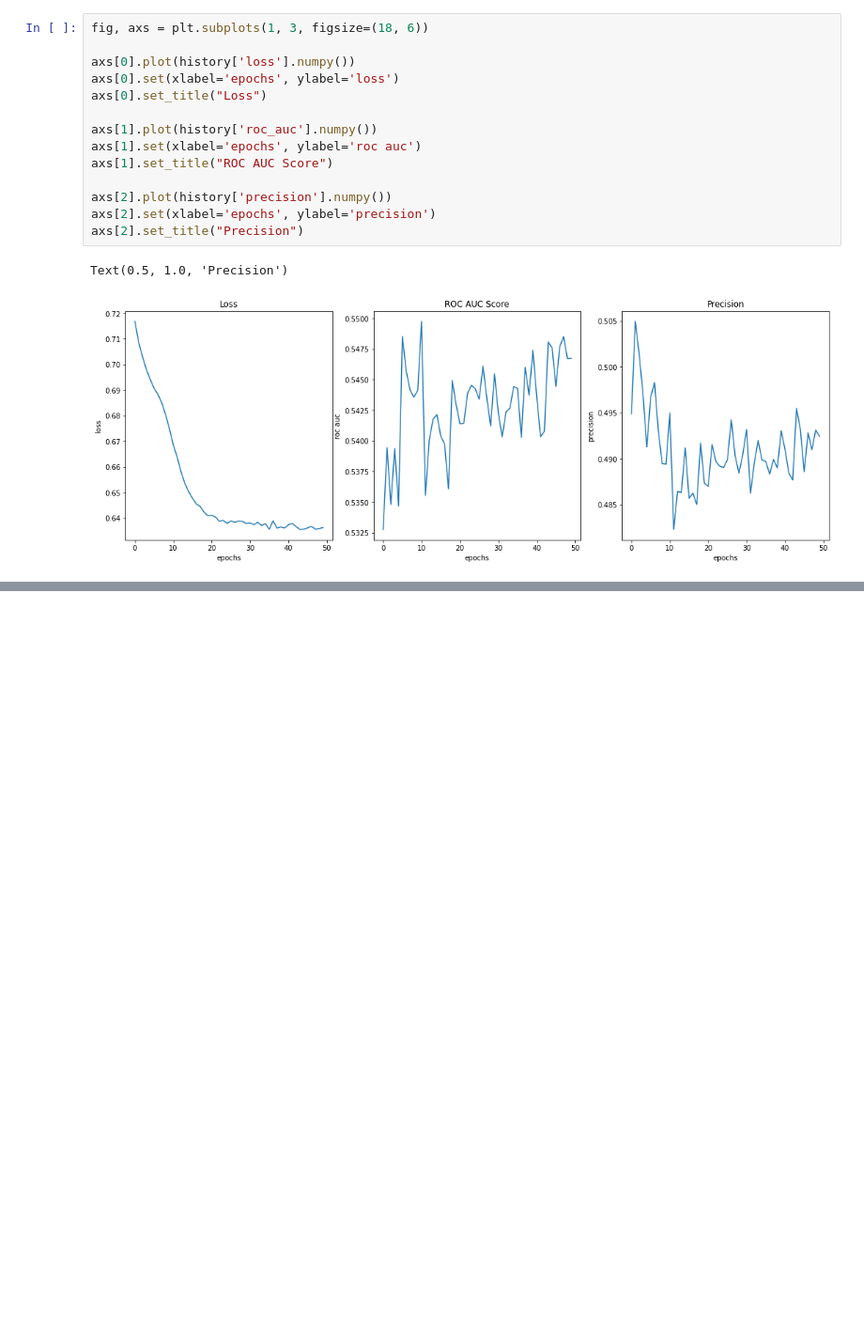
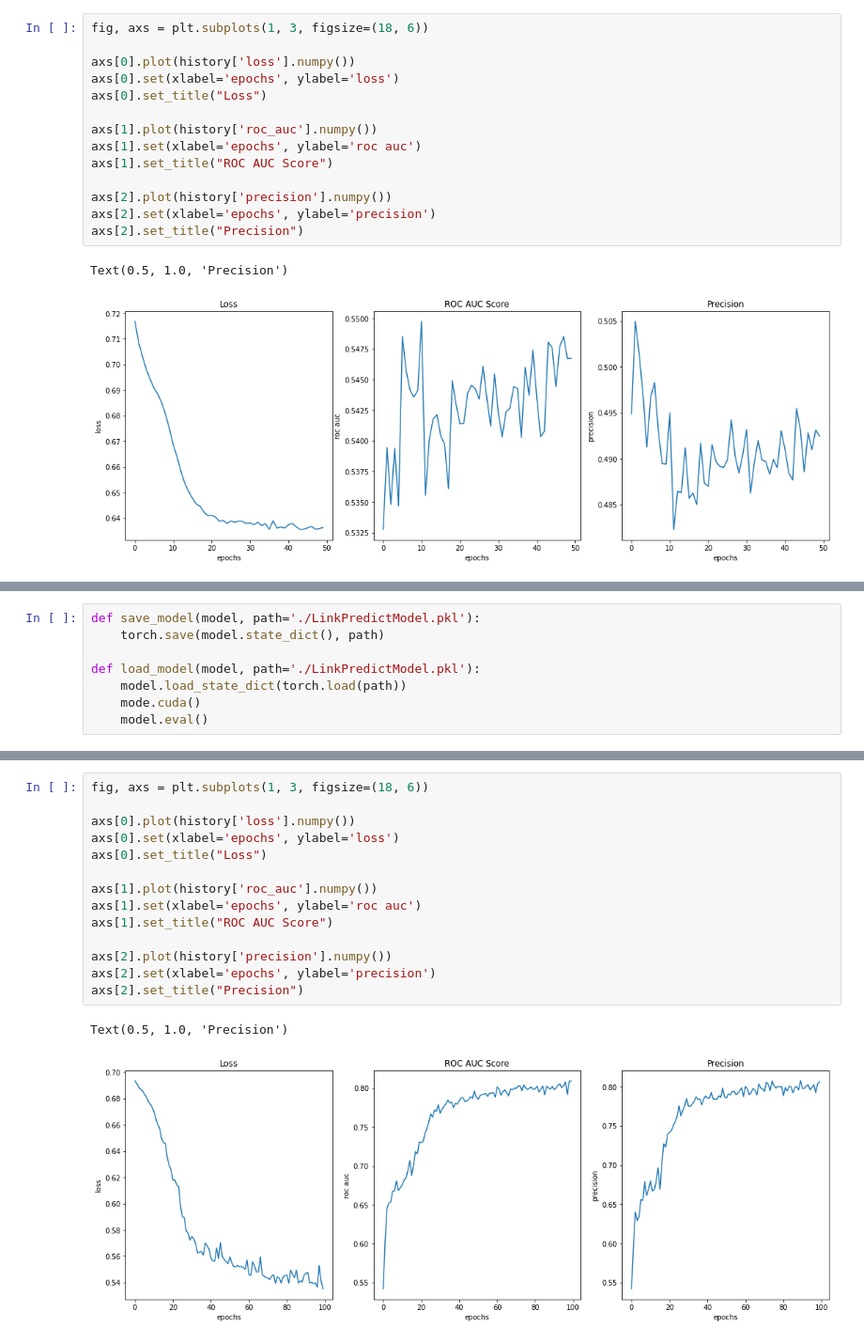
Before and after one commit to CrashedBboy/NCKU_MLG, a Jupyter notebook: homework2/MLG_Homework_2.ipynb, the cells around one changed output, grey strips where cells are left out. Shown at 94% size. Cells and saved outputs as stored; diff of their text form; blank space fills up the shorter version.

```diff
--- a/homework2/MLG_Homework_2.ipynb
+++ b/homework2/MLG_Homework_2.ipynb
@@ -864,0 +943,8 @@ Text(0.5, 1.0, 'Precision')
+# %%
+def save_model(model, path='./LinkPredictModel.pkl'):
+    torch.save(model.state_dict(), path)
+
+def load_model(model, path='./LinkPredictModel.pkl'):
+    model.load_state_dict(torch.load(path))
+    mode.cuda()
+    model.eval()
@@ -864,0 +1002,17 @@ Text(0.5, 1.0, 'Precision')
+# %%
+fig, axs = plt.subplots(1, 3, figsize=(18, 6))
+
+axs[0].plot(history['loss'].numpy())
+axs[0].set(xlabel='epochs', ylabel='loss')
+axs[0].set_title("Loss")
+
+axs[1].plot(history['roc_auc'].numpy())
+axs[1].set(xlabel='epochs', ylabel='roc auc')
+axs[1].set_title("ROC AUC Score")
+
+axs[2].plot(history['precision'].numpy())
+axs[2].set(xlabel='epochs', ylabel='precision')
+axs[2].set_title("Precision")
+# %% [output]
+Text(0.5, 1.0, 'Precision')
+[figure, added]
```
Also changed, not shown: parts of 14 cells of this notebook.
